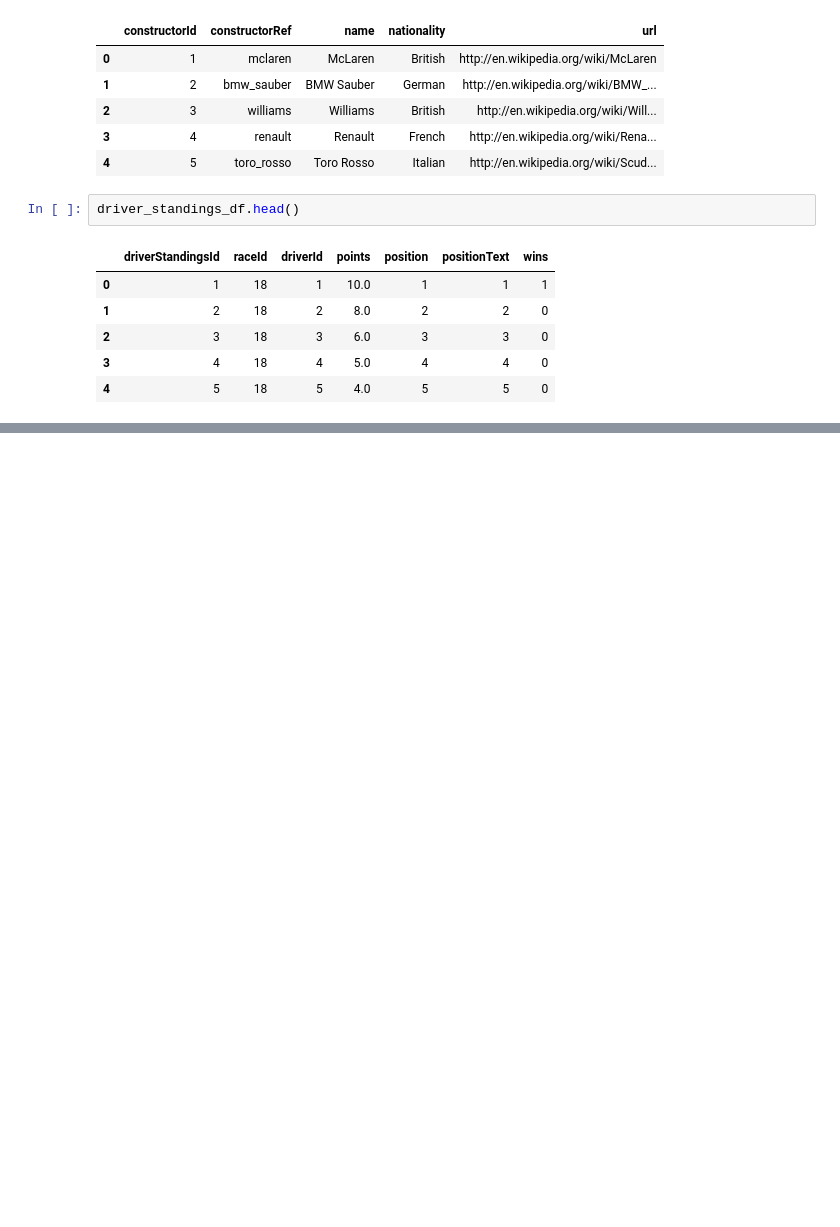
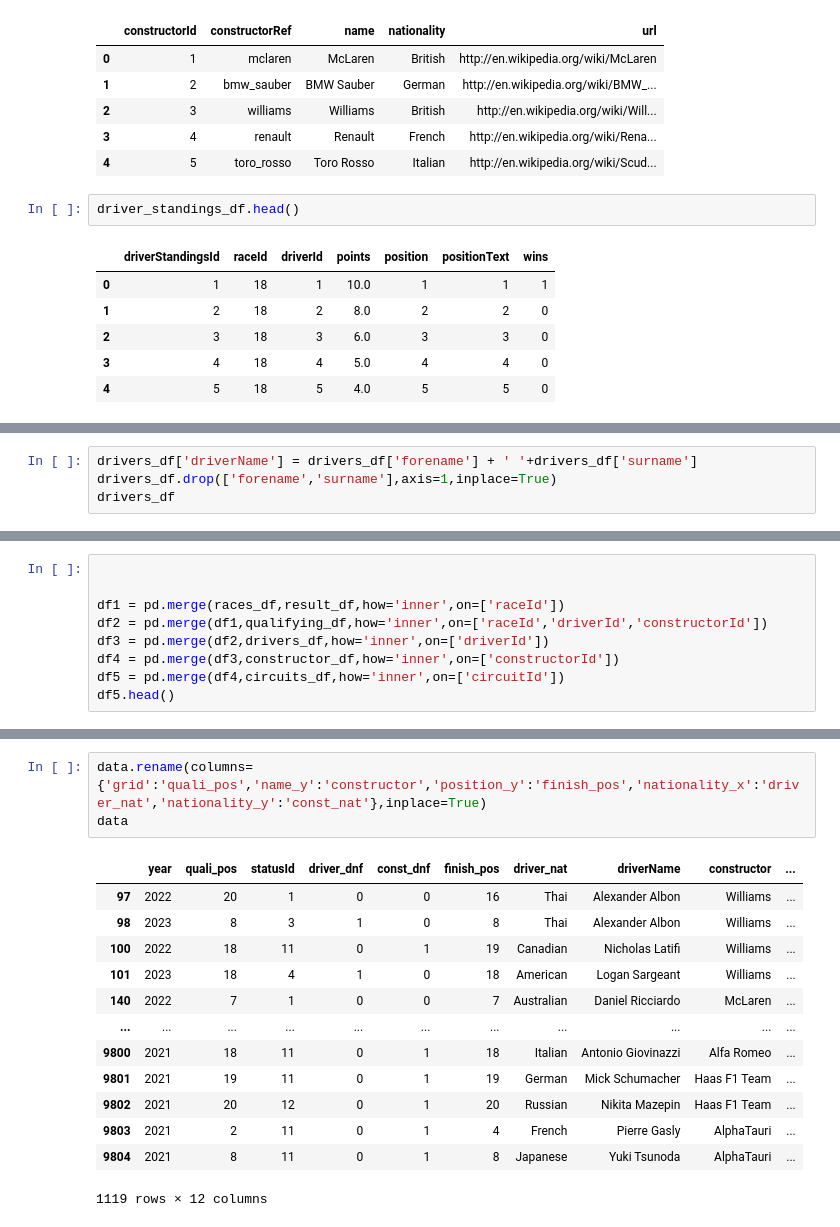
Before and after one commit to SlyteBot/F1-pred, a Jupyter notebook: Notebook.ipynb, the cells around one changed output, grey strips where cells are left out. Saved outputs shown, nothing was run; the diff lists cells and outputs as text; blank space fills up the shorter version.

```diff
--- a/Notebook.ipynb
+++ b/Notebook.ipynb
@@ -154,0 +79,4 @@ memory usage: 96.1+ MB
+# %%
+drivers_df['driverName'] = drivers_df['forename'] + ' '+drivers_df['surname']
+drivers_df.drop(['forename','surname'],axis=1,inplace=True)
+drivers_df
@@ -154,0 +100,9 @@ memory usage: 96.1+ MB
+# %%
+
+
+df1 = pd.merge(races_df,result_df,how='inner',on=['raceId'])
+df2 = pd.merge(df1,qualifying_df,how='inner',on=['raceId','driverId','constructorId'])
+df3 = pd.merge(df2,drivers_df,how='inner',on=['driverId'])
+df4 = pd.merge(df3,constructor_df,how='inner',on=['constructorId'])
+df5 = pd.merge(df4,circuits_df,how='inner',on=['circuitId'])
+df5.head()
@@ -154,0 +129,17 @@ memory usage: 96.1+ MB
+# %%
+data.rename(columns={'grid':'quali_pos','name_y':'constructor','position_y':'finish_pos','nationality_x':'driver_nat','nationality_y':'const_nat'},inplace=True)
+data
+# %% [output]
+|  | year | quali_pos | statusId | driver_dnf | const_dnf | finish_pos | driver_nat | driverName | constructor | ... |
+| 97 | 2022 | 20 | 1 | 0 | 0 | 16 | Thai | Alexander Albon | Williams | ... |
+| 98 | 2023 | 8 | 3 | 1 | 0 | 8 | Thai | Alexander Albon | Williams | ... |
+| 100 | 2022 | 18 | 11 | 0 | 1 | 19 | Canadian | Nicholas Latifi | Williams | ... |
+| 101 | 2023 | 18 | 4 | 1 | 0 | 18 | American | Logan Sargeant | Williams | ... |
+| 140 | 2022 | 7 | 1 | 0 | 0 | 7 | Australian | Daniel Ricciardo | McLaren | ... |
+| ... | ... | ... | ... | ... | ... | ... | ... | ... | ... | ... |
+| 9800 | 2021 | 18 | 11 | 0 | 1 | 18 | Italian | Antonio Giovinazzi | Alfa Romeo | ... |
+| 9801 | 2021 | 19 | 11 | 0 | 1 | 19 | German | Mick Schumacher | Haas F1 Team | ... |
+| 9802 | 2021 | 20 | 12 | 0 | 1 | 20 | Russian | Nikita Mazepin | Haas F1 Team | ... |
+| 9803 | 2021 | 2 | 11 | 0 | 1 | 4 | French | Pierre Gasly | AlphaTauri | ... |
+| 9804 | 2021 | 8 | 11 | 0 | 1 | 8 | Japanese | Yuki Tsunoda | AlphaTauri | ... |
+1119 rows × 12 columns
```
Also changed, not shown: parts of 17 cells of this notebook.
